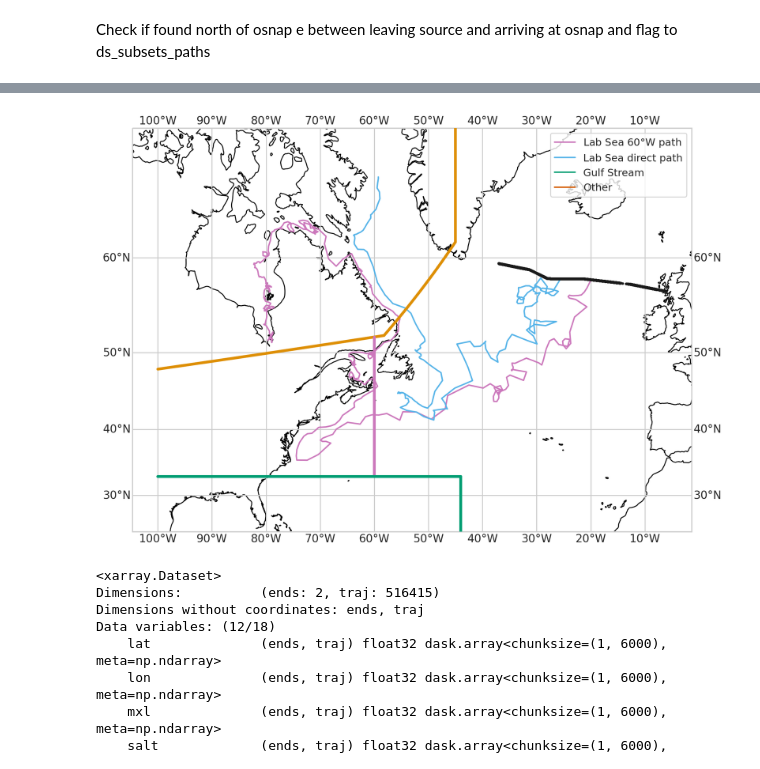
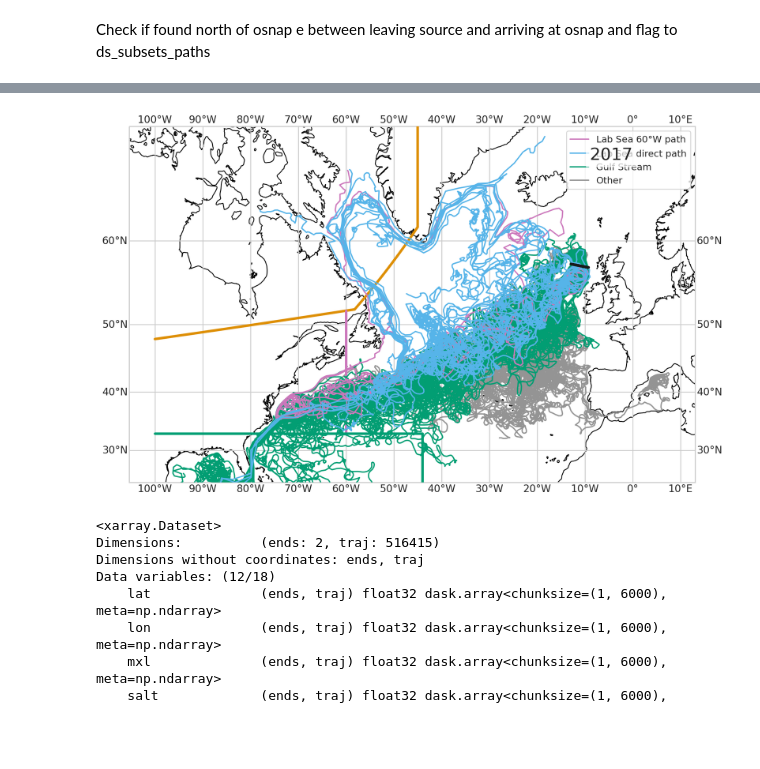
Before and after one commit to alanfox/spg_fresh_blob_202104, a Jupyter notebook: notebooks/exploratory/113_afox_plottracks_forpaper-Copy1.ipynb, the cells around one changed output, grey strips where cells are left out. Saved outputs shown, nothing was run; the diff lists cells and outputs as text; code cells hidden in the pictures; blank space fills up the shorter version.

```diff
--- a/notebooks/exploratory/113_afox_plottracks_forpaper-Copy1.ipynb
+++ b/notebooks/exploratory/113_afox_plottracks_forpaper-Copy1.ipynb
@@ -366,12 +366,16 @@ Attributes:
     parcels_mesh:           spherical
     parcels_version:        2.2.2
 # %%
-lonRange=[-37,0]
-depthRange=[0,500]
+lonRange=[-14,0]
+depthRange=[500,700]
 # %%
 ds_select = ds_subsets.where((ds_subsets.isel(obs=0).lon > lonRange[0]) & (ds_subsets.isel(obs=0).lon < lonRange[1]))
 ds_select = ds_select.where((ds_subsets.isel(obs=0).z > depthRange[0]) & (ds_subsets.isel(obs=0).z < depthRange[1]))
-ds_select = ds_select.where((ds_subsets_paths.isel(ends=0).north_of_osnap == False))
+ds_select = ds_select.dropna(dim='traj',how='all').compute()
+# %%
+ds_select_paths = ds_subsets_paths.where((ds_subsets.isel(obs=0).lon > lonRange[0]) & (ds_subsets.isel(obs=0).lon < lonRange[1]))
+ds_select_paths = ds_select_paths.where((ds_subsets.isel(obs=0).z > depthRange[0]) & (ds_subsets.isel(obs=0).z < depthRange[1]))
+ds_select_paths = ds_select_paths.dropna(dim='traj',how='all').compute()
 # %%
 # ds_select=ds_select.where((ds_subsets_paths.isel(ends=0).LabCu_is_source))
 # ds_select=ds_select.where((ds_subsets_domexi.lat > 65) & (ds_subsets_domexi.lon < -44))
@@ -440,22 +460,31 @@ def plotTracksCartopy_local(ds0,ds1,ds_paths,title='',figname=''):
             if ds_paths.isel(ends=0,traj=i).LC60W_is_path:
                 color='C4'
                 linewidth=1.5
+                zorder=7
             else:
                 color='C9'
                 linewidth=1.5
+                zorder=8
         elif ds_paths.isel(ends=0,traj=i).GulfS_is_source:
-            if (i % 2 == 0):
+#             if (i % 2 == 0):
                 color='C2'
                 linewidth=1.5
+                zorder=6
+#             else:
+#                 color='C2'
+#                 linewidth=0
+        else:
+            if (i % 2 == 1):
+                color='C7'
+                linewidth=1.5
+                zorder=5
             else:
-                color='C2'
+                color='C7'
                 linewidth=0
-        else:
-            color='C3'
-            linewidth=1.5
+                zorder=0
         pcm = ax.plot(
             dsmask.lon.isel(traj=i).data,
-            dsmask.lat.isel(traj=i).data,zorder=5,color=color,linewidth=linewidth,
+            dsmask.lat.isel(traj=i).data,color=color,linewidth=linewidth,zorder=zorder,
             transform=ccrs.PlateCarree())
 
     ax.scatter(
@@ -496,10 +525,12 @@ def plotTracksCartopy_local(ds0,ds1,ds_paths,title='',figname=''):
     )
 
     title=ax.set_title(title)
+    ax.text(-9,67.5,'2017',transform=ccrs.PlateCarree(),fontsize=20,zorder=10,bbox=dict(facecolor='w', alpha=0.7))
+
 
     gulfs_line = mlines.Line2D([], [], color='C2',label='Gulf Stream')
     lcdir_line = mlines.Line2D([], [], color='C9',label='Lab Sea direct path')
-    other_line = mlines.Line2D([], [], color='C3',label='Other')
+    other_line = mlines.Line2D([], [], color='C7',label='Other')
     lc60w_line = mlines.Line2D([], [], color='C4',label='Lab Sea 60$\degree$W path')
     ax.legend(handles=[lc60w_line,lcdir_line,gulfs_line,other_line])
 
@@ -511,8 +542,8 @@ def plotTracksCartopy_local(ds0,ds1,ds_paths,title='',figname=''):
 # %%
 
 plotTracksCartopy_local(ds_select.isel(obs=0),
-                        ds_select.isel(traj=slice(1,-1,40000)),
-                        ds_subsets_paths.isel(traj=slice(1,-1,40000)),figname='particle_paths')
+                        ds_select.isel(traj=slice(1,-1,100)),
+                        ds_select_paths.isel(traj=slice(1,-1,100)),figname='particle_paths_2017')
 # %% [output]
-[figure, old version]
+[figure, new version]
 # %%
```
Also changed, not shown: parts of 9 cells of this notebook, 12 other files.
